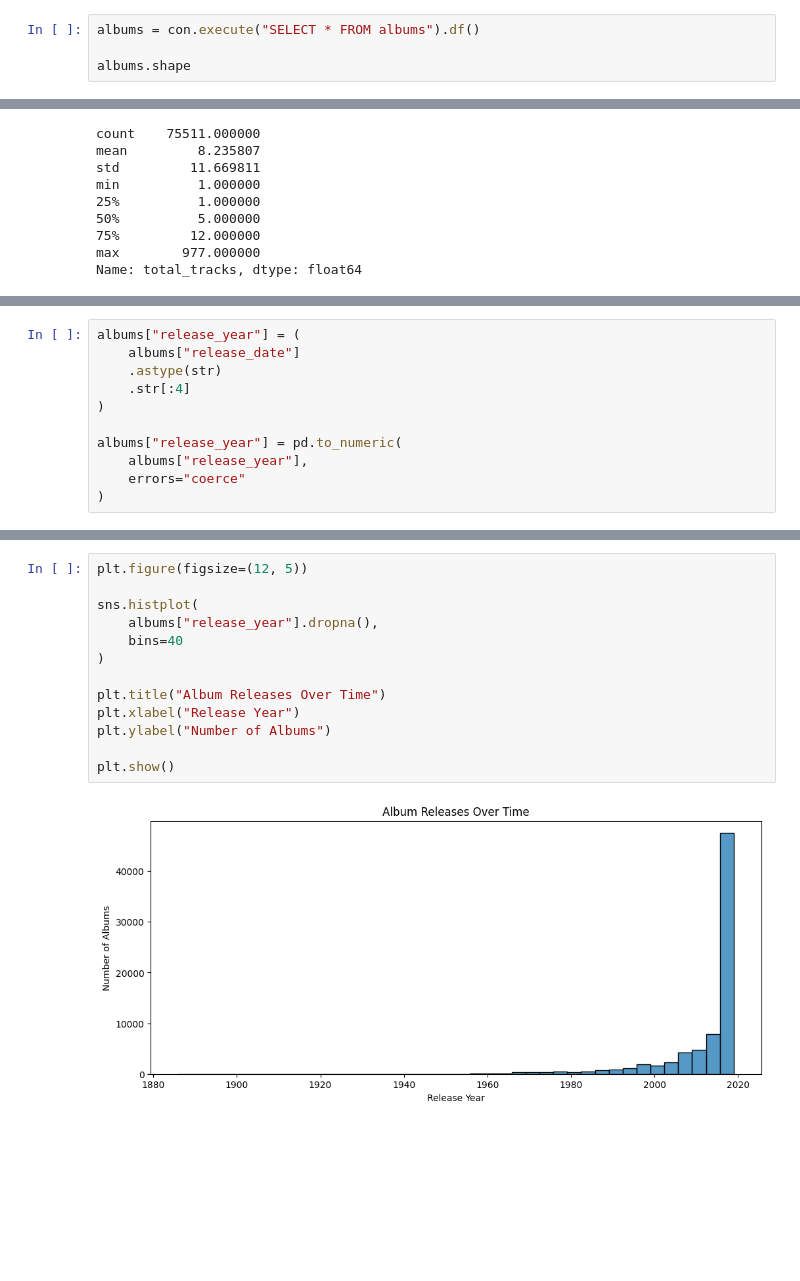
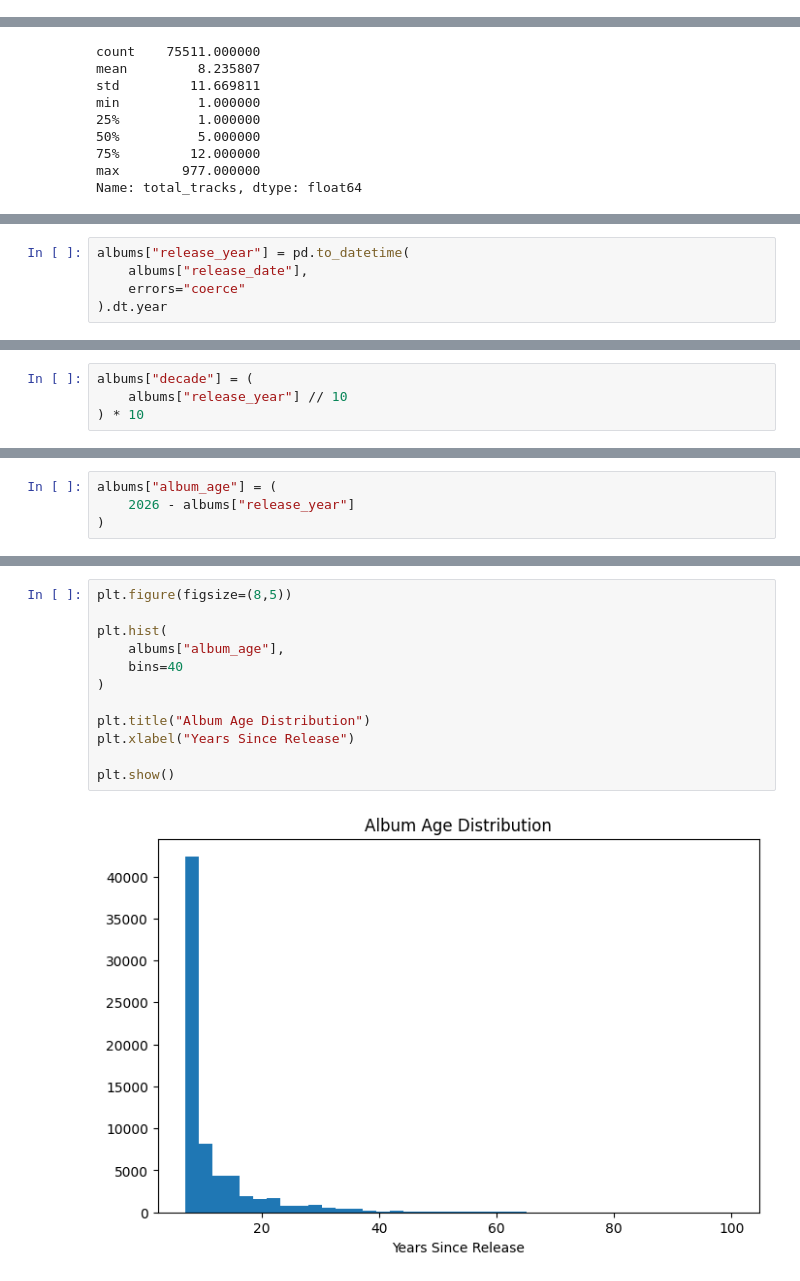
Before and after one commit to ds25m032-Denis-Hoxha/spotify_project, a Jupyter notebook: notebooks/04_albums_eda.ipynb, the cells around one changed output, grey strips where cells are left out. Saved outputs shown, nothing was run; the diff lists cells and outputs as text; blank space fills up the shorter version.

```diff
--- a/notebooks/04_albums_eda.ipynb
+++ b/notebooks/04_albums_eda.ipynb
@@ -31,4 +50,0 @@ con = duckdb.connect(DUCKDB_PATH)
-# %%
-albums = con.execute("SELECT * FROM albums").df()
-
-albums.shape
@@ -184,14 +163,8 @@ The plot is capped at 50 tracks because a small number of albums have extremely
 # %%
-albums["release_year"] = (
-    albums["release_date"]
-    .astype(str)
-    .str[:4]
-)
-
-albums["release_year"] = pd.to_numeric(
-    albums["release_year"],
+albums["release_year"] = pd.to_datetime(
+    albums["release_date"],
     errors="coerce"
-)
+).dt.year
 # %%
 albums["release_year"].describe()
 # %% [output]
@@ -206,0 +193,4 @@ Name: release_year, dtype: float64
+# %%
+albums["decade"] = (
+    albums["release_year"] // 10
+) * 10
@@ -206,0 +232,4 @@ Name: release_year, dtype: float64
+# %%
+albums["album_age"] = (
+    2026 - albums["release_year"]
+)
@@ -207,15 +248,14 @@ Name: release_year, dtype: float64
 # %%
-plt.figure(figsize=(12, 5))
+plt.figure(figsize=(8,5))
 
-sns.histplot(
-    albums["release_year"].dropna(),
+plt.hist(
+    albums["album_age"],
     bins=40
 )
 
-plt.title("Album Releases Over Time")
-plt.xlabel("Release Year")
-plt.ylabel("Number of Albums")
+plt.title("Album Age Distribution")
+plt.xlabel("Years Since Release")
 
 plt.show()
 # %% [output]
-[figure, old version]
+[figure, new version]
```
Also changed, not shown: parts of 53 cells of this notebook, 1 other file.
